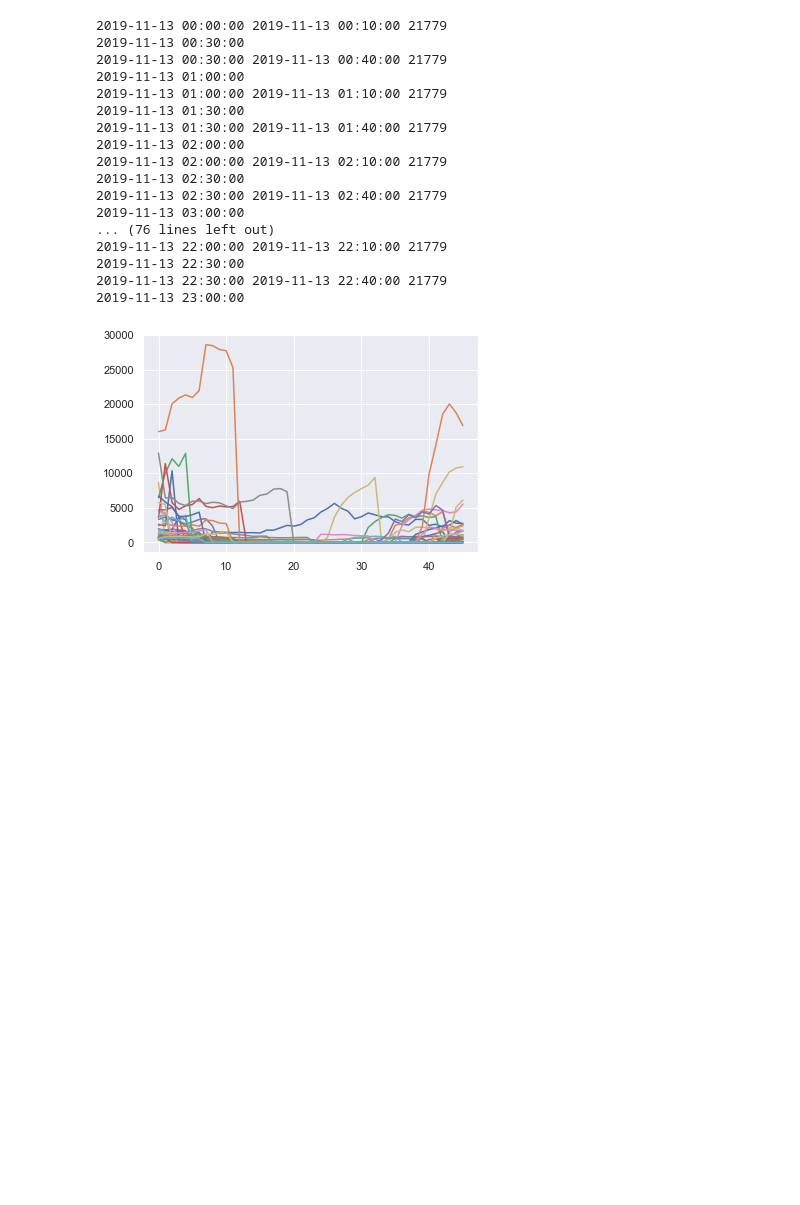
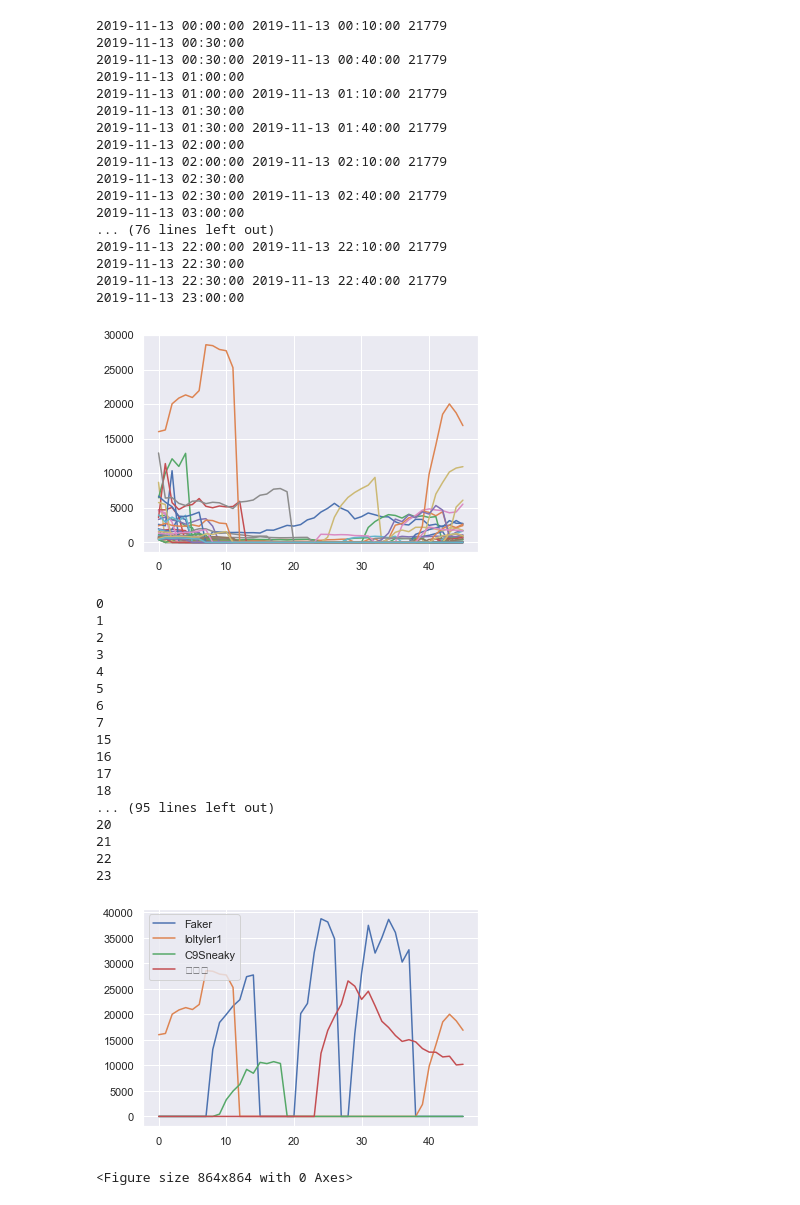
Before and after one commit to arthurolga/twitch-api, a Jupyter notebook: notebook.ipynb, the cells around one changed output. Drawn from its saved outputs; the diff is of its cells as text; code cells hidden in the pictures; blank space fills up the shorter version.

```diff
--- a/notebook.ipynb
+++ b/notebook.ipynb
@@ -373,2 +387,48 @@ for user in sizes[0].keys():
 # %% [output]
 [figure]
+# %%
+a = user_progression(sizes,'Faker')
+b = user_progression(sizes,'loltyler1')
+c = user_progression(sizes,'C9Sneaky')
+d = user_progression(sizes,'한동숙')
+
+
+# ax.plot(a)
+# ax.legend(['Faker'])
+# ax.plot(b)
+# ax.legend(['loltyler1'])
+# ax.plot(c)
+# ax.legend(['C9Sneaky'])
+# ax.plot(d)
+# ax.legend(['한동숙'])
+
+
+plt.plot(a,label='Faker')
+plt.plot(b,label='loltyler1')
+plt.plot(c,label='C9Sneaky')
+plt.plot(d,label='한동숙')
+plt.legend(loc='upper left')
+plt.figure(figsize=(12,12))
+plt.show()
+
+#plt.legend((a, b, c, d), ('Faker', 'loltyler1', 'C9Sneaky','C9Sneaky'))
+# %% [output]
+0
+1
+2
+3
+4
+5
+6
+7
+15
+16
+17
+18
+... (95 lines left out)
+20
+21
+22
+23
+[figure, added]
+<Figure size 864x864 with 0 Axes>
```
Also changed, not shown: parts of 10 cells of this notebook.
